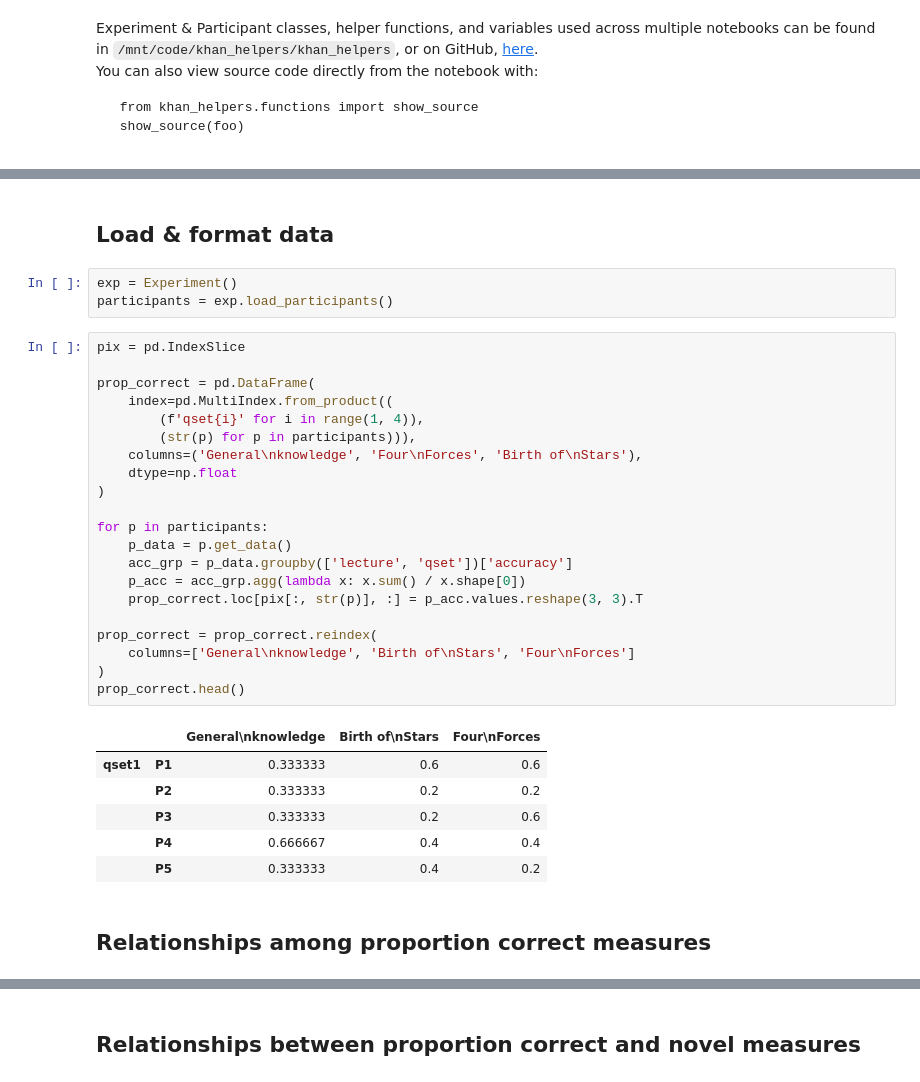
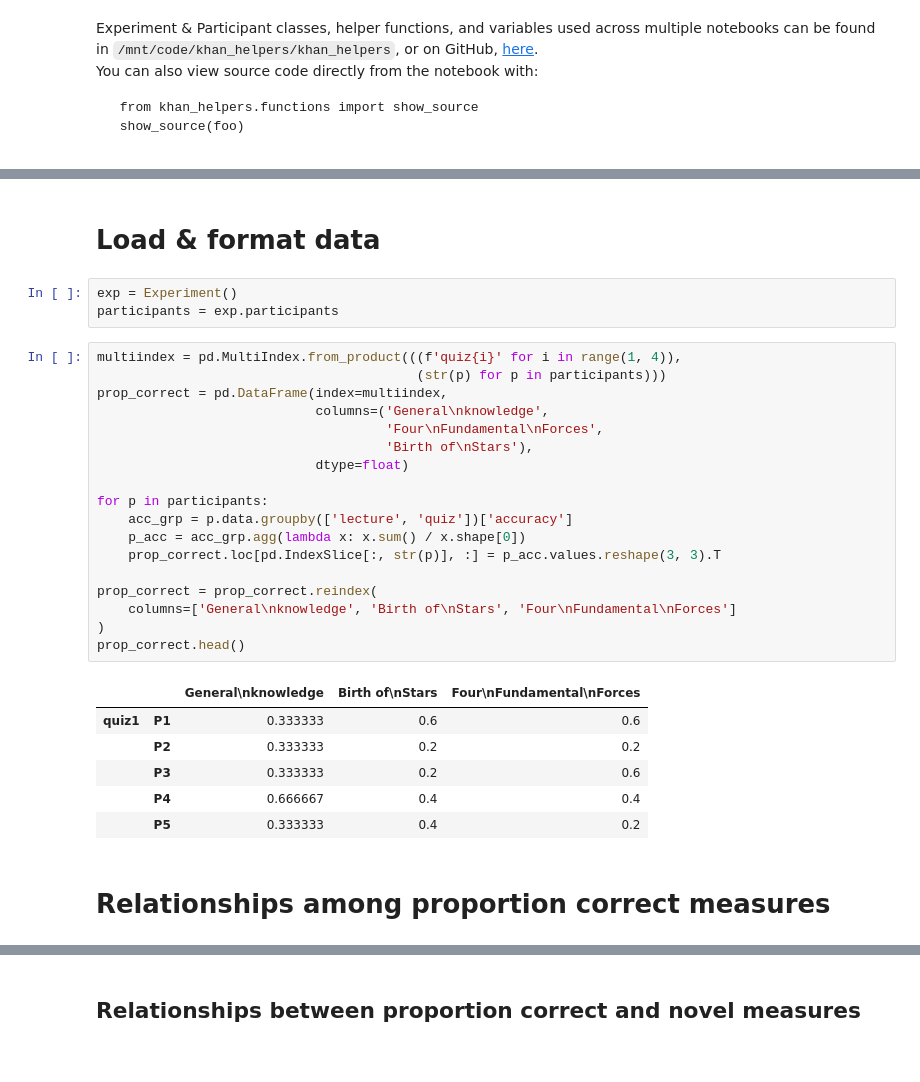
Before and after one commit to ContextLab/efficient-learning-khan, a Jupyter notebook: code/notebooks/5_percent-correct-comparison.ipynb, the cells around one changed output, grey strips where cells are left out. Saved outputs shown, nothing was run; the diff lists cells and outputs as text.

Commit message:
WIP updates to percent correct comparison notebook

```diff
--- a/code/notebooks/5_percent-correct-comparison.ipynb
+++ b/code/notebooks/5_percent-correct-comparison.ipynb
@@ -43,36 +52,33 @@ def fmt_stats(data, other=None):
 # %% [markdown]
-## Load & format data
+# Load & format data
 # %%
 exp = Experiment()
-participants = exp.load_participants()
+participants = exp.participants
 # %%
-pix = pd.IndexSlice
-
-prop_correct = pd.DataFrame(
-    index=pd.MultiIndex.from_product((
-        (f'qset{i}' for i in range(1, 4)),
-        (str(p) for p in participants))),
-    columns=('General\nknowledge', 'Four\nForces', 'Birth of\nStars'),
-    dtype=np.float
-)
+multiindex = pd.MultiIndex.from_product(((f'quiz{i}' for i in range(1, 4)),
+                                         (str(p) for p in participants)))
+prop_correct = pd.DataFrame(index=multiindex,
+                            columns=('General\nknowledge',
+                                     'Four\nFundamental\nForces',
+                                     'Birth of\nStars'),
+                            dtype=float)
 
 for p in participants:
-    p_data = p.get_data()
-    acc_grp = p_data.groupby(['lecture', 'qset'])['accuracy']
+    acc_grp = p.data.groupby(['lecture', 'quiz'])['accuracy']
     p_acc = acc_grp.agg(lambda x: x.sum() / x.shape[0])
-    prop_correct.loc[pix[:, str(p)], :] = p_acc.values.reshape(3, 3).T
+    prop_correct.loc[pd.IndexSlice[:, str(p)], :] = p_acc.values.reshape(3, 3).T
 
 prop_correct = prop_correct.reindex(
-    columns=['General\nknowledge', 'Birth of\nStars', 'Four\nForces']
+    columns=['General\nknowledge', 'Birth of\nStars', 'Four\nFundamental\nForces']
 )
 prop_correct.head()
 # %% [output]
-|  |  | General\nknowledge | Birth of\nStars | Four\nForces |
-| qset1 | P1 | 0.333333 | 0.6 | 0.6 |
+|  |  | General\nknowledge | Birth of\nStars | Four\nFundamental\nForces |
+| quiz1 | P1 | 0.333333 | 0.6 | 0.6 |
 |  | P2 | 0.333333 | 0.2 | 0.2 |
 |  | P3 | 0.333333 | 0.2 | 0.6 |
 |  | P4 | 0.666667 | 0.4 | 0.4 |
 |  | P5 | 0.333333 | 0.4 | 0.2 |
 # %% [markdown]
-## Relationships among proportion correct measures
+# Relationships among proportion correct measures
 # %%
```
Also changed, not shown: parts of 6 cells of this notebook.
